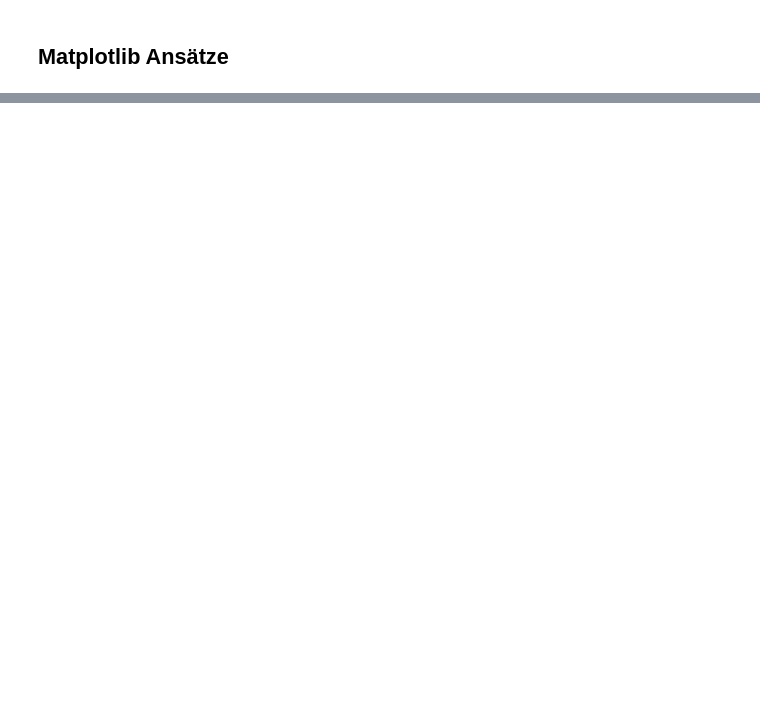
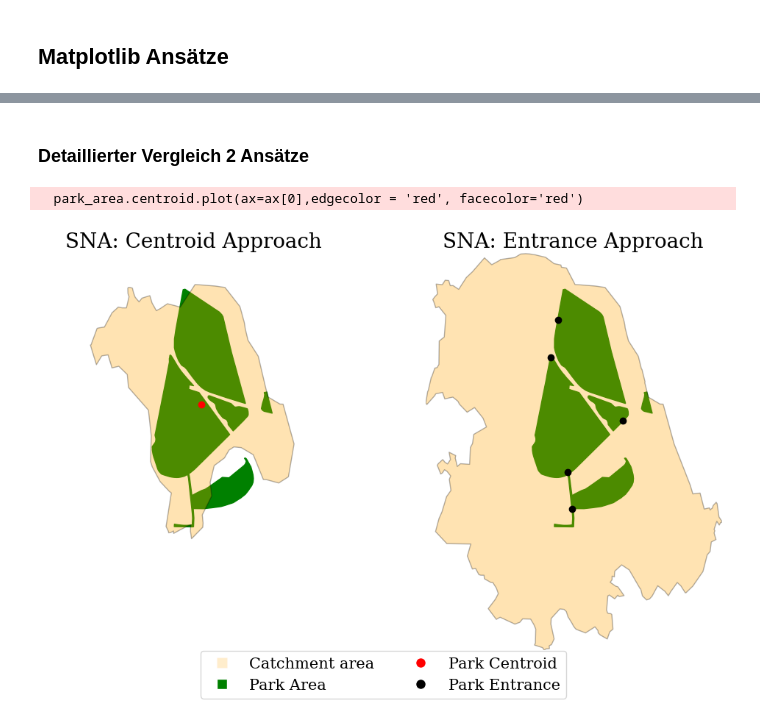
Before and after one commit to NicoLanghans/Master-Thesis, a Jupyter notebook: visualizations/maps.ipynb, the cells around one changed output, grey strips where cells are left out. Cells and saved outputs as stored; diff of their text form; code cells hidden in the pictures; blank space fills up the shorter version.

```diff
--- a/visualizations/maps.ipynb
+++ b/visualizations/maps.ipynb
@@ -184,0 +341,55 @@ AttributeError: 'Polygon' object has no attribute 'get_transform'
+# %% [markdown]
+### Detaillierter Vergleich 2 Ansätze
+# %%
+entrances_df = pd.read_json('../get_park_data/total_park_entrances.json')
+entrances = entrances_df[entrances_df["name"]== park_name]
+
+geometry = [Point(xy) for xy in zip(entrances['long'], entrances['lat'])]
+entrance_points = gpd.GeoDataFrame(entrances, geometry=geometry, crs="EPSG:4326")
+# %%
+
+# Subplots erstellen
+fig, ax = plt.subplots(1, 2, figsize=(20, 7))
+
+# Plot für CA Centroid Park
+park_area.plot(ax=ax[0], edgecolor='green', facecolor='green')
+CA_centroid_park.plot(ax=ax[0], edgecolor='black', facecolor='orange', alpha = 0.3)
+park_area.centroid.plot(ax=ax[0],edgecolor = 'red', facecolor='red')
+ax[0].set_title('SNA: Centroid Approach',fontsize = 20, fontfamily ='serif')
+
+# Plot für CA Entrance Park
+park_area.plot(ax=ax[1], edgecolor='green', facecolor='green')
+CA_entrance_park.plot(ax=ax[1], edgecolor='black', facecolor='orange', alpha = 0.3)
+entrance_points.plot(ax=ax[1],edgecolor = 'black', facecolor='black')
+ax[1].set_title('SNA: Entrance Approach',fontsize = 20, fontfamily ='serif')
+
+# Achsenlimits setzen
+min_x = min(CA_centroid_park.bounds.minx.min(), CA_entrance_park.bounds.minx.min())
+max_x = max(CA_centroid_park.bounds.maxx.max(), CA_entrance_park.bounds.maxx.max())
+min_y = min(CA_centroid_park.bounds.miny.min(), CA_entrance_park.bounds.miny.min())
+max_y = max(CA_centroid_park.bounds.maxy.max(), CA_entrance_park.bounds.maxy.max())
+
+ax[0].set_xlim(min_x, max_x)
+ax[0].set_ylim(min_y, max_y)
+ax[1].set_xlim(min_x, max_x)
+ax[1].set_ylim(min_y, max_y)
+
+
+ax[0].set_axis_off()
+ax[1].set_axis_off()
+plt.subplots_adjust(wspace = -0.5)
+
+# Legend configuration
+legend_elements = [
+    Line2D([0], [0], marker='s', color='w', markerfacecolor='orange', alpha = 0.2, markersize=10, label='Catchment area'),
+    Line2D([0], [0], marker='s', color='w', markerfacecolor='green', markersize=10, label='Park Area'),
+    Line2D([0], [0], marker='o', color='w', markerfacecolor='red', markersize=10, label='Park Centroid'),
+    Line2D([0], [0], marker='o', color='w', markerfacecolor='black', markersize=10, label='Park Entrance')
+]
+
+fig.legend(handles=legend_elements, loc='lower center', prop = FontProperties(family='serif', size = 15),ncol=2)
+
+plt.show()
+# %% [output]
+  park_area.centroid.plot(ax=ax[0],edgecolor = 'red', facecolor='red')
+[figure, added]
```
Also changed, not shown: parts of 23 cells of this notebook, 2 other files.
